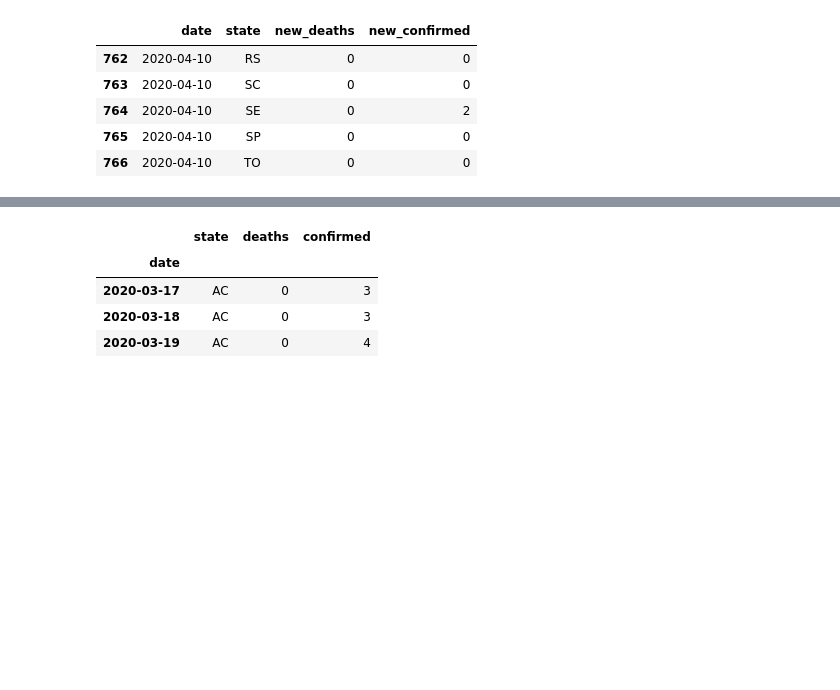
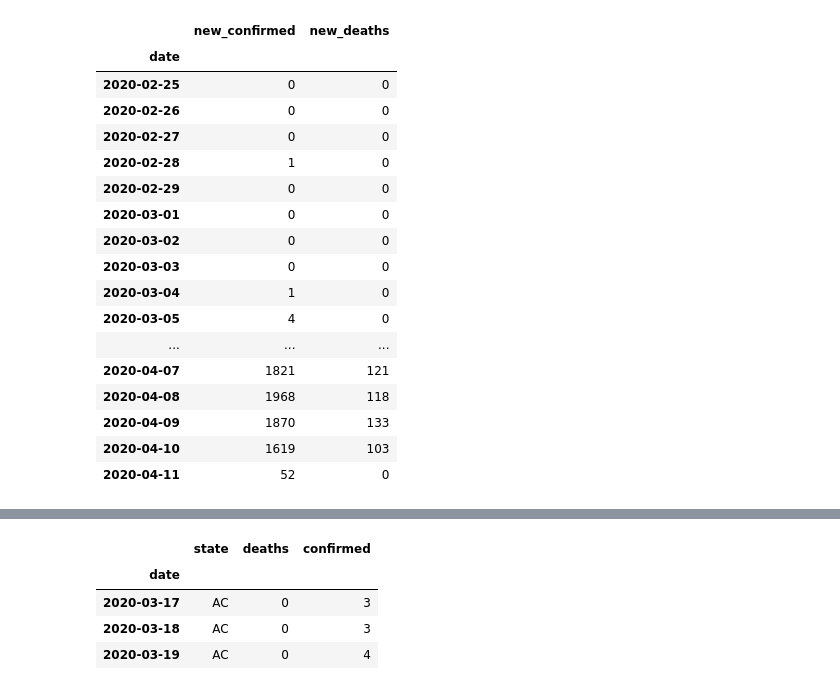
Before and after one commit to lucasrla/covid-19-brasil, a Jupyter notebook: extract-state-summary-from-brasil.io-data.ipynb, the cells around one changed output, grey strips where cells are left out. Saved outputs shown, nothing was run; the diff lists cells and outputs as text; code cells hidden in the pictures; blank space fills up the shorter version.

Commit message:
Data update

```diff
--- a/extract-state-summary-from-brasil.io-data.ipynb
+++ b/extract-state-summary-from-brasil.io-data.ipynb
@@ -5,0 +4,4 @@ data = pd.read_csv("https://data.brasil.io/dataset/covid19/caso-full.csv.gz")
+# %%
+# dataset home page: https://brasil.io/dataset/covid19/caso
+# csv listed at: https://data.brasil.io/dataset/covid19/_meta/list.html
+data = pd.read_csv("https://data.brasil.io/dataset/covid19/caso_full.csv.gz")
@@ -33,9 +79,21 @@ data['new_deaths'].sum()
 # %%
-data.groupby(['date', 'state'])['new_deaths', 'new_confirmed'].sum().reset_index().tail()
+data.groupby(["date"])["new_confirmed", "new_deaths"].sum()
 # %% [output]
-|  | date | state | new_deaths | new_confirmed |
-| 762 | 2020-04-10 | RS | 0 | 0 |
-| 763 | 2020-04-10 | SC | 0 | 0 |
-| 764 | 2020-04-10 | SE | 0 | 2 |
-| 765 | 2020-04-10 | SP | 0 | 0 |
-| 766 | 2020-04-10 | TO | 0 | 0 |
+|  | new_confirmed | new_deaths |
+| date |  |  |
+| 2020-02-25 | 0 | 0 |
+| 2020-02-26 | 0 | 0 |
+| 2020-02-27 | 0 | 0 |
+| 2020-02-28 | 1 | 0 |
+| 2020-02-29 | 0 | 0 |
+| 2020-03-01 | 0 | 0 |
+| 2020-03-02 | 0 | 0 |
+| 2020-03-03 | 0 | 0 |
+| 2020-03-04 | 1 | 0 |
+| 2020-03-05 | 4 | 0 |
+| ... | ... | ... |
+| 2020-04-07 | 1821 | 121 |
+| 2020-04-08 | 1968 | 118 |
+| 2020-04-09 | 1870 | 133 |
+| 2020-04-10 | 1619 | 103 |
+| 2020-04-11 | 52 | 0 |
```
Also changed, not shown: parts of 16 cells of this notebook, 2 other files.
